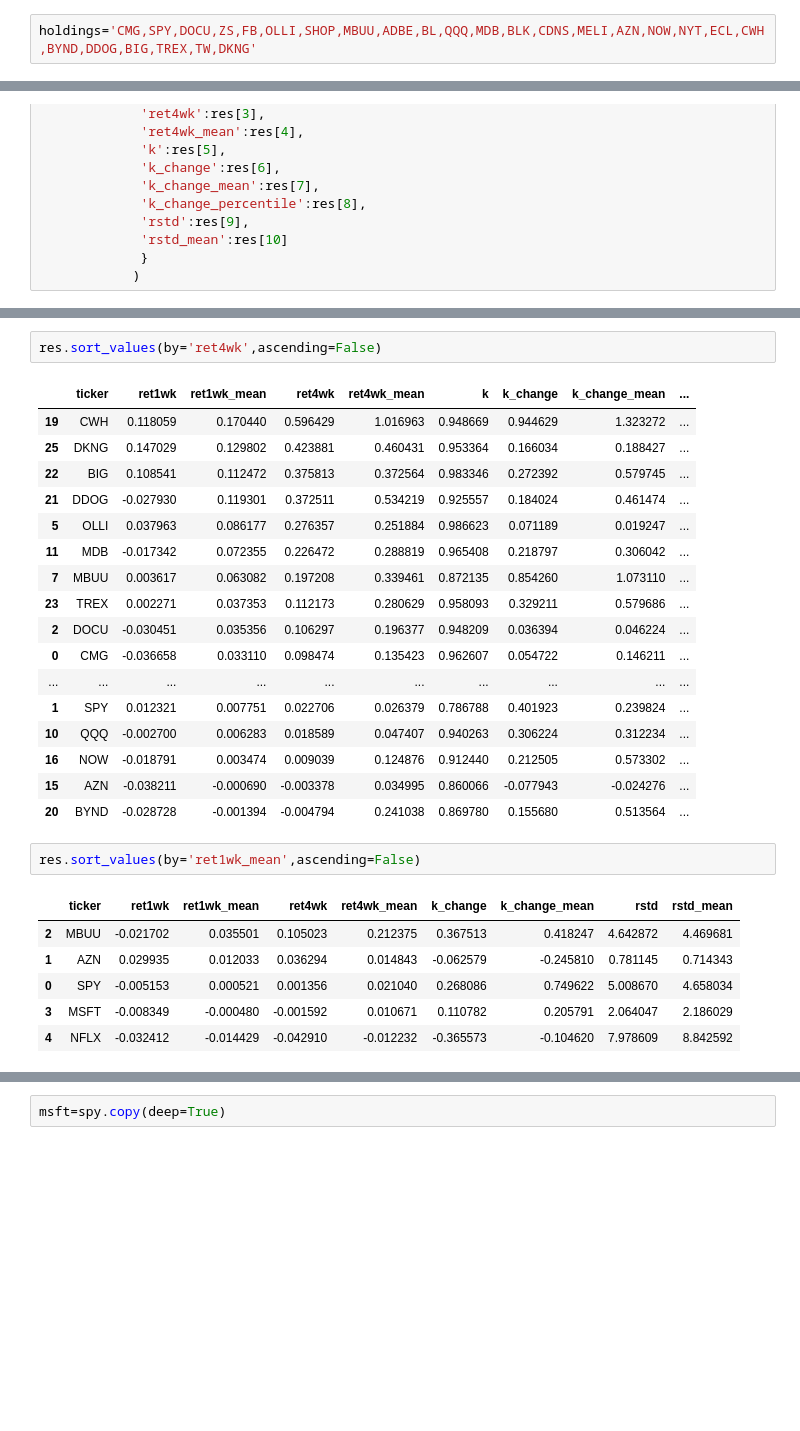
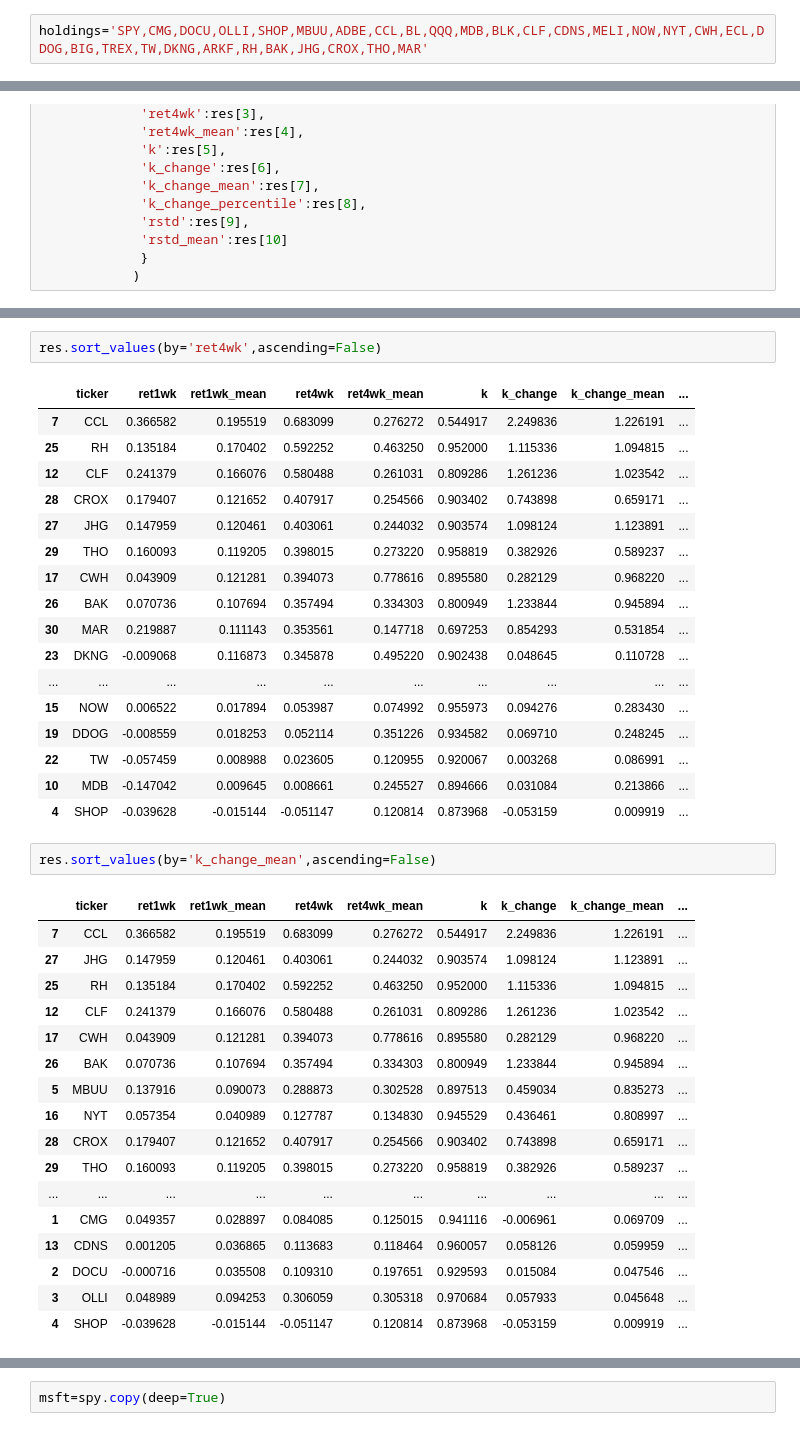
Before and after one commit to rittik97/Studies-on-SPYs, a Jupyter notebook: momentum_score.ipynb, the cells around one changed output, grey strips where cells are left out. Saved outputs shown, nothing was run; the diff lists cells and outputs as text; blank space fills up the shorter version.

```diff
--- a/momentum_score.ipynb
+++ b/momentum_score.ipynb
@@ -17,6 +17,6 @@ def get_percentile(x, t='latest',val=0):
 holdings=['CDNS']
 # %%
-holdings='CMG,SPY,DOCU,ZS,FB,OLLI,SHOP,MBUU,ADBE,BL,QQQ,MDB,BLK,CDNS,MELI,AZN,NOW,NYT,ECL,CWH,BYND,DDOG,BIG,TREX,TW,DKNG'
+holdings='SPY,CMG,DOCU,OLLI,SHOP,MBUU,ADBE,CCL,BL,QQQ,MDB,BLK,CLF,CDNS,MELI,NOW,NYT,CWH,ECL,DDOG,BIG,TREX,TW,DKNG,ARKF,RH,BAK,JHG,CROX,THO,MAR'
 # %%
 holdings=holdings.split(',')
 # %%
@@ -137,28 +157,39 @@ res.sort_values(by='ret1wk_mean',ascending=False)
 res.sort_values(by='ret4wk',ascending=False)
 # %% [output]
 |  | ticker | ret1wk | ret1wk_mean | ret4wk | ret4wk_mean | k | k_change | k_change_mean | ... |
-| 19 | CWH | 0.118059 | 0.170440 | 0.596429 | 1.016963 | 0.948669 | 0.944629 | 1.323272 | ... |
-| 25 | DKNG | 0.147029 | 0.129802 | 0.423881 | 0.460431 | 0.953364 | 0.166034 | 0.188427 | ... |
-| 22 | BIG | 0.108541 | 0.112472 | 0.375813 | 0.372564 | 0.983346 | 0.272392 | 0.579745 | ... |
-| 21 | DDOG | -0.027930 | 0.119301 | 0.372511 | 0.534219 | 0.925557 | 0.184024 | 0.461474 | ... |
-| 5 | OLLI | 0.037963 | 0.086177 | 0.276357 | 0.251884 | 0.986623 | 0.071189 | 0.019247 | ... |
-| 11 | MDB | -0.017342 | 0.072355 | 0.226472 | 0.288819 | 0.965408 | 0.218797 | 0.306042 | ... |
-| 7 | MBUU | 0.003617 | 0.063082 | 0.197208 | 0.339461 | 0.872135 | 0.854260 | 1.073110 | ... |
-| 23 | TREX | 0.002271 | 0.037353 | 0.112173 | 0.280629 | 0.958093 | 0.329211 | 0.579686 | ... |
-| 2 | DOCU | -0.030451 | 0.035356 | 0.106297 | 0.196377 | 0.948209 | 0.036394 | 0.046224 | ... |
-| 0 | CMG | -0.036658 | 0.033110 | 0.098474 | 0.135423 | 0.962607 | 0.054722 | 0.146211 | ... |
+| 7 | CCL | 0.366582 | 0.195519 | 0.683099 | 0.276272 | 0.544917 | 2.249836 | 1.226191 | ... |
+| 25 | RH | 0.135184 | 0.170402 | 0.592252 | 0.463250 | 0.952000 | 1.115336 | 1.094815 | ... |
+| 12 | CLF | 0.241379 | 0.166076 | 0.580488 | 0.261031 | 0.809286 | 1.261236 | 1.023542 | ... |
+| 28 | CROX | 0.179407 | 0.121652 | 0.407917 | 0.254566 | 0.903402 | 0.743898 | 0.659171 | ... |
+| 27 | JHG | 0.147959 | 0.120461 | 0.403061 | 0.244032 | 0.903574 | 1.098124 | 1.123891 | ... |
+| 29 | THO | 0.160093 | 0.119205 | 0.398015 | 0.273220 | 0.958819 | 0.382926 | 0.589237 | ... |
+| 17 | CWH | 0.043909 | 0.121281 | 0.394073 | 0.778616 | 0.895580 | 0.282129 | 0.968220 | ... |
+| 26 | BAK | 0.070736 | 0.107694 | 0.357494 | 0.334303 | 0.800949 | 1.233844 | 0.945894 | ... |
+| 30 | MAR | 0.219887 | 0.111143 | 0.353561 | 0.147718 | 0.697253 | 0.854293 | 0.531854 | ... |
+| 23 | DKNG | -0.009068 | 0.116873 | 0.345878 | 0.495220 | 0.902438 | 0.048645 | 0.110728 | ... |
 | ... | ... | ... | ... | ... | ... | ... | ... | ... | ... |
-| 1 | SPY | 0.012321 | 0.007751 | 0.022706 | 0.026379 | 0.786788 | 0.401923 | 0.239824 | ... |
-| 10 | QQQ | -0.002700 | 0.006283 | 0.018589 | 0.047407 | 0.940263 | 0.306224 | 0.312234 | ... |
-| 16 | NOW | -0.018791 | 0.003474 | 0.009039 | 0.124876 | 0.912440 | 0.212505 | 0.573302 | ... |
-| 15 | AZN | -0.038211 | -0.000690 | -0.003378 | 0.034995 | 0.860066 | -0.077943 | -0.024276 | ... |
-| 20 | BYND | -0.028728 | -0.001394 | -0.004794 | 0.241038 | 0.869780 | 0.155680 | 0.513564 | ... |
+| 15 | NOW | 0.006522 | 0.017894 | 0.053987 | 0.074992 | 0.955973 | 0.094276 | 0.283430 | ... |
+| 19 | DDOG | -0.008559 | 0.018253 | 0.052114 | 0.351226 | 0.934582 | 0.069710 | 0.248245 | ... |
+| 22 | TW | -0.057459 | 0.008988 | 0.023605 | 0.120955 | 0.920067 | 0.003268 | 0.086991 | ... |
+| 10 | MDB | -0.147042 | 0.009645 | 0.008661 | 0.245527 | 0.894666 | 0.031084 | 0.213866 | ... |
+| 4 | SHOP | -0.039628 | -0.015144 | -0.051147 | 0.120814 | 0.873968 | -0.053159 | 0.009919 | ... |
 # %%
-res.sort_values(by='ret1wk_mean',ascending=False)
+res.sort_values(by='k_change_mean',ascending=False)
 # %% [output]
-|  | ticker | ret1wk | ret1wk_mean | ret4wk | ret4wk_mean | k_change | k_change_mean | rstd | rstd_mean |
-| 2 | MBUU | -0.021702 | 0.035501 | 0.105023 | 0.212375 | 0.367513 | 0.418247 | 4.642872 | 4.469681 |
-| 1 | AZN | 0.029935 | 0.012033 | 0.036294 | 0.014843 | -0.062579 | -0.245810 | 0.781145 | 0.714343 |
-| 0 | SPY | -0.005153 | 0.000521 | 0.001356 | 0.021040 | 0.268086 | 0.749622 | 5.008670 | 4.658034 |
-| 3 | MSFT | -0.008349 | -0.000480 | -0.001592 | 0.010671 | 0.110782 | 0.205791 | 2.064047 | 2.186029 |
-| 4 | NFLX | -0.032412 | -0.014429 | -0.042910 | -0.012232 | -0.365573 | -0.104620 | 7.978609 | 8.842592 |
+|  | ticker | ret1wk | ret1wk_mean | ret4wk | ret4wk_mean | k | k_change | k_change_mean | ... |
+| 7 | CCL | 0.366582 | 0.195519 | 0.683099 | 0.276272 | 0.544917 | 2.249836 | 1.226191 | ... |
+| 27 | JHG | 0.147959 | 0.120461 | 0.403061 | 0.244032 | 0.903574 | 1.098124 | 1.123891 | ... |
+| 25 | RH | 0.135184 | 0.170402 | 0.592252 | 0.463250 | 0.952000 | 1.115336 | 1.094815 | ... |
+| 12 | CLF | 0.241379 | 0.166076 | 0.580488 | 0.261031 | 0.809286 | 1.261236 | 1.023542 | ... |
+| 17 | CWH | 0.043909 | 0.121281 | 0.394073 | 0.778616 | 0.895580 | 0.282129 | 0.968220 | ... |
+| 26 | BAK | 0.070736 | 0.107694 | 0.357494 | 0.334303 | 0.800949 | 1.233844 | 0.945894 | ... |
+| 5 | MBUU | 0.137916 | 0.090073 | 0.288873 | 0.302528 | 0.897513 | 0.459034 | 0.835273 | ... |
+| 16 | NYT | 0.057354 | 0.040989 | 0.127787 | 0.134830 | 0.945529 | 0.436461 | 0.808997 | ... |
+| 28 | CROX | 0.179407 | 0.121652 | 0.407917 | 0.254566 | 0.903402 | 0.743898 | 0.659171 | ... |
+| 29 | THO | 0.160093 | 0.119205 | 0.398015 | 0.273220 | 0.958819 | 0.382926 | 0.589237 | ... |
+| ... | ... | ... | ... | ... | ... | ... | ... | ... | ... |
+| 1 | CMG | 0.049357 | 0.028897 | 0.084085 | 0.125015 | 0.941116 | -0.006961 | 0.069709 | ... |
+| 13 | CDNS | 0.001205 | 0.036865 | 0.113683 | 0.118464 | 0.960057 | 0.058126 | 0.059959 | ... |
+| 2 | DOCU | -0.000716 | 0.035508 | 0.109310 | 0.197651 | 0.929593 | 0.015084 | 0.047546 | ... |
+| 3 | OLLI | 0.048989 | 0.094253 | 0.306059 | 0.305318 | 0.970684 | 0.057933 | 0.045648 | ... |
+| 4 | SHOP | -0.039628 | -0.015144 | -0.051147 | 0.120814 | 0.873968 | -0.053159 | 0.009919 | ... |
```
Also changed, not shown: parts of 4 cells of this notebook, 1 other file.
